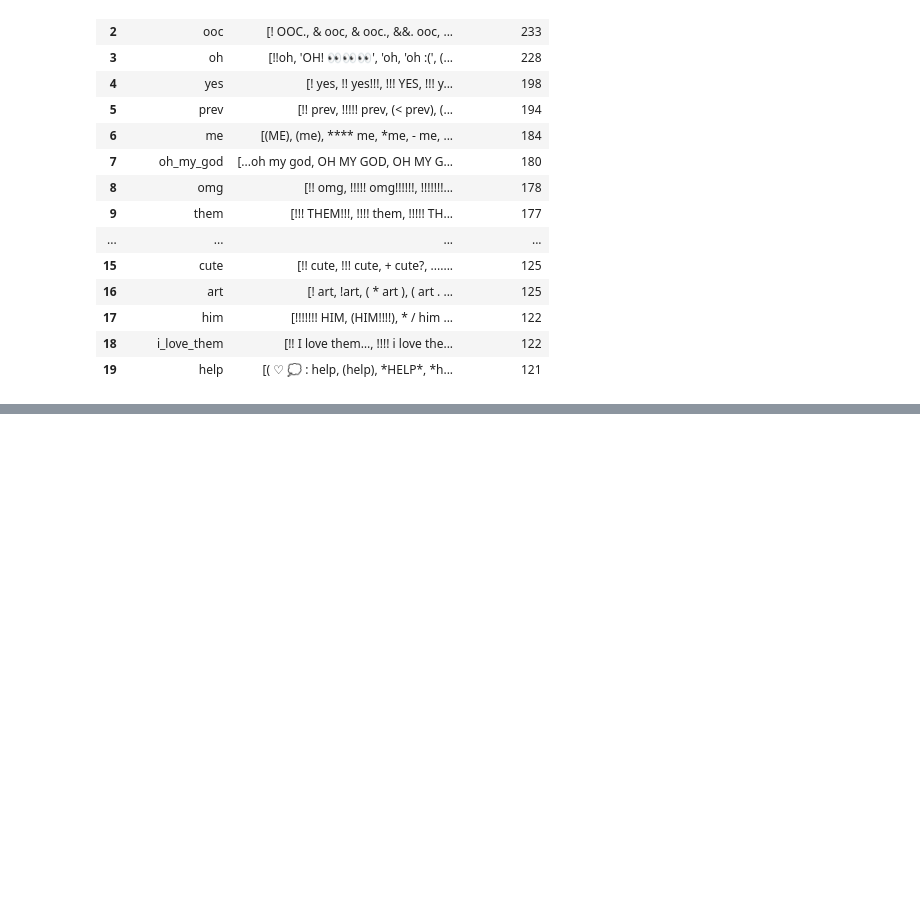
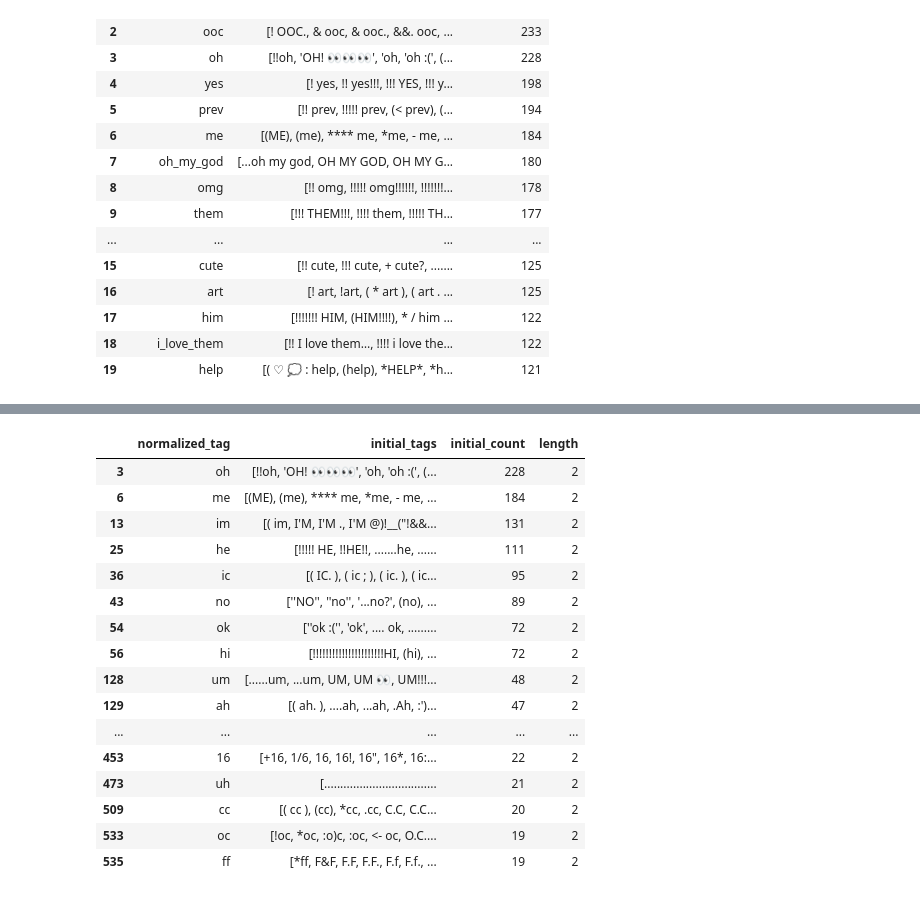
Before and after one commit to gperakis/tag-recommender, a Jupyter notebook: notebooks/3_hashtags_normalization.ipynb, the cells around one changed output, grey strips where cells are left out. Cells and saved outputs as stored; diff of their text form; code cells hidden in the pictures; blank space fills up the shorter version.

```diff
--- a/notebooks/3_hashtags_normalization.ipynb
+++ b/notebooks/3_hashtags_normalization.ipynb
@@ -98,0 +121,20 @@ norm2initial.head(20)
+# %%
+norm2initial[norm2initial["length"] == 2].head(30)
+# %% [output]
+|  | normalized_tag | initial_tags | initial_count | length |
+| 3 | oh | [!!oh, 'OH! 👀👀👀', 'oh, 'oh :(', (... | 228 | 2 |
+| 6 | me | [(ME), (me), **** me, *me, - me, ... | 184 | 2 |
+| 13 | im | [( im, I'M, I'M ., I'M @)!__("!&&... | 131 | 2 |
+| 25 | he | [!!!!! HE, !!HE!!, .......he, ...... | 111 | 2 |
+| 36 | ic | [( IC. ), ( ic ; ), ( ic. ), ( ic... | 95 | 2 |
+| 43 | no | [''NO'', ''no'', '...no?', (no), ... | 89 | 2 |
+| 54 | ok | [''ok :('', 'ok', .... ok, ......... | 72 | 2 |
+| 56 | hi | [!!!!!!!!!!!!!!!!!!!!!!HI, (hi), ... | 72 | 2 |
+| 128 | um | [......um, ...um, UM, UM 👀, UM!!!... | 48 | 2 |
+| 129 | ah | [( ah. ), ....ah, ...ah, .Ah, :')... | 47 | 2 |
+| ... | ... | ... | ... | ... |
+| 453 | 16 | [+16, 1/6, 16, 16!, 16", 16*, 16:... | 22 | 2 |
+| 473 | uh | [................................... | 21 | 2 |
+| 509 | cc | [( cc ), (cc), *cc, .cc, C.C, C.C... | 20 | 2 |
+| 533 | oc | [!oc, *oc, :o)c, :oc, <- oc, O.C.... | 19 | 2 |
+| 535 | ff | [*ff, F&F, F.F, F.F., F.f, F.f., ... | 19 | 2 |
```
Also changed, not shown: parts of 4 cells of this notebook, 3 other files.
